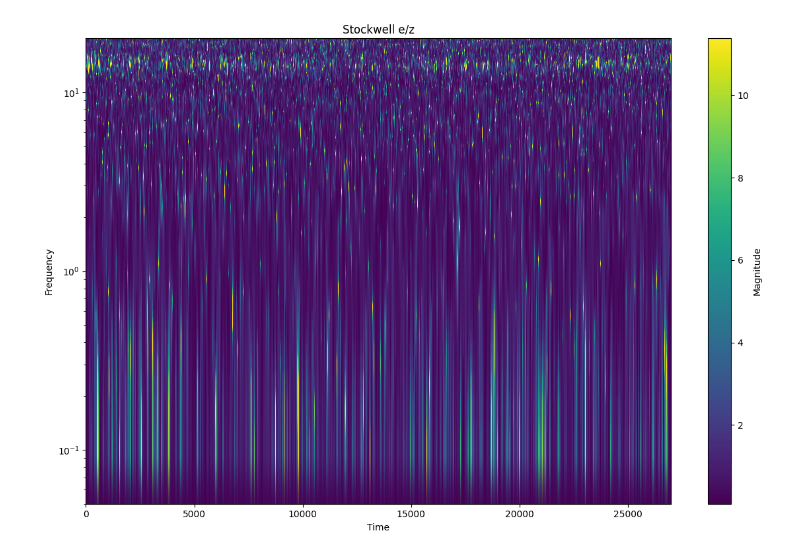
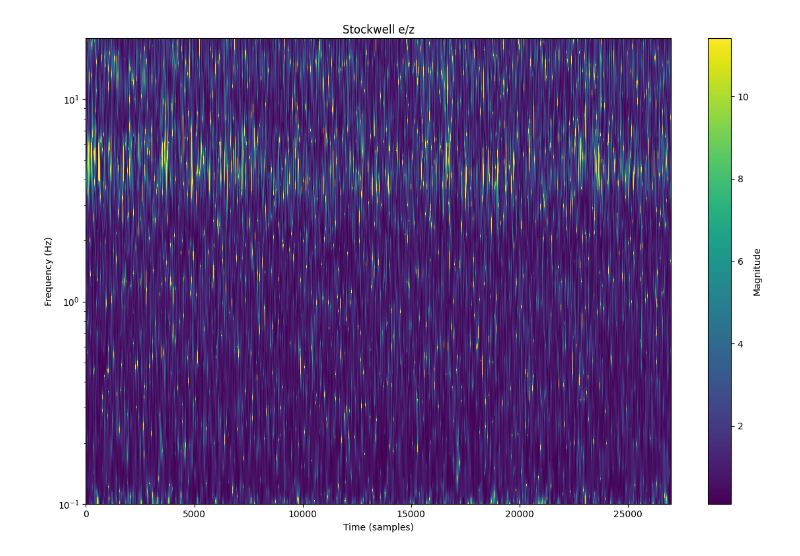
Before and after one commit to twdavisx/Stockwell, a Jupyter notebook: datacollection/HVSTR.ipynb, the cells around one changed output. Drawn from its saved outputs; the diff is of its cells as text; code cells hidden in the pictures.

```diff
--- a/datacollection/HVSTR.ipynb
+++ b/datacollection/HVSTR.ipynb
@@ -8,7 +8,7 @@ from typing import Optional
 path1 = "./DEC26DATA/CI_WWF/*.mseed"
 path2 = "./DEC26DATA/CI_CPO/*.mseed"
 
-st = read(path1)
+st = read(path2)
 #st.write("combined.mseed", format="MSEED")
 st.plot();
 # %% [output]
@@ -45,6 +45,24 @@ def plot_st(st_matrix, f, title="Stockwell Transform", cap=1):
     plt.tight_layout()
     plt.show()
 
+def plot_2(st_matrix, f_bins, title="Stockwell Transform", cap=1):
+    st = np.abs(st_matrix)
+    vmax = np.nanpercentile(st, 100 - cap)
+    vmin = np.nanpercentile(st, cap)
+
+    t = np.arange(st_matrix.shape[1])
+
+    plt.figure(figsize=(12, 8))
+    plt.pcolormesh(t, f_bins, st, cmap='viridis', vmin=vmin, vmax=vmax, shading='auto')
+    plt.colorbar(label="Magnitude")
+    plt.xlabel("Time (samples)")
+    plt.ylabel("Frequency (Hz)")
+    plt.yscale("log")
+    plt.ylim(f_bins[f_bins > 0].min(), f_bins.max())
+    plt.title(title)
+    plt.tight_layout()
+    plt.show()
+
 
 def stockwell(
     x: np.ndarray,
@@ -69,6 +87,7 @@ def stockwell(
     if k_bins is None:
         k_bins = np.arange(kmin, kmax + 1, kstep, dtype=int)
 
+    kmin = int(k_bins[0])
     num_k  = k_bins.size
 
     n_out = len(range(0, n, decimate))
@@ -99,8 +118,7 @@ def stockwell(
         if B == 0:
             break
 
-        scale = -2.0 * (np.pi ** 2)
-        scale = np.float16(scale) / (k_batch.astype(np.float32) ** 2)
+        scale = -2.0 * (np.pi ** 2) / (k_batch.astype(np.float32) ** 2)
 
         s = scale[:, None]
 
@@ -116,3 +134,15 @@ def stockwell(
     f_hz = kmax / (n * dt)
 
     return S, f_hz
+
+
+def medianFilter(h, n):
+    for _ in range(n):
+        for i in range(1,h.size-1):
+            h[i] = (h[i-1]+h[i+1])/2
+
+    return h
+# %%
+st[0].data = medianFilter(st[0].data, 3)
+st[1].data = medianFilter(st[1].data, 3)
+st[2].data = medianFilter(st[2].data, 3)
@@ -140,0 +182,4 @@ plot_st(stn, f, title="Stockwell n/z", cap=1)
+# %%
+f_bins = k_bins / (n * dt)
+
+plot_2(stn,f_bins, title="Stockwell n/z", cap=1)
@@ -141,4 +188,4 @@ plot_st(stn, f, title="Stockwell n/z", cap=1)
 # %%
-plot_st(ste, f, title="Stockwell e/z", cap=1)
+plot_2(ste,f_bins, title="Stockwell e/z", cap=1)
 # %% [output]
-[figure, old version]
+[figure, new version]
```
Also changed, not shown: parts of 9 cells of this notebook, 3 other files.
